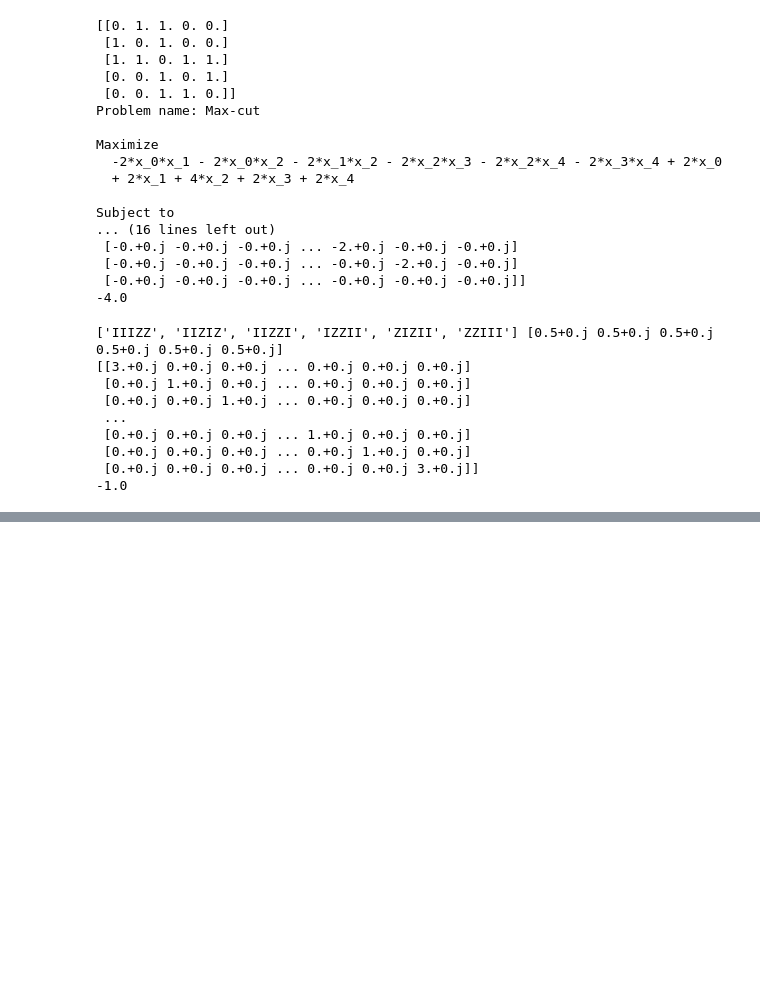
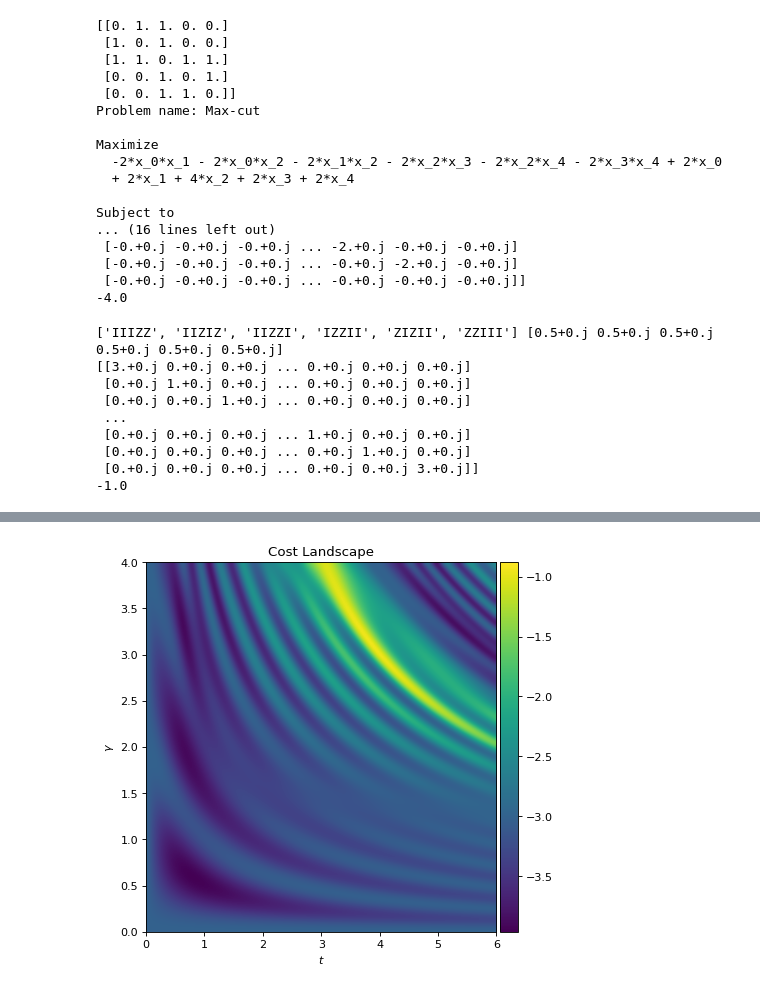
Before and after one commit to ylvasc/QRW, a Jupyter notebook: tests.ipynb, the cells around one changed output, grey strips where cells are left out. Saved outputs shown, nothing was run; the diff lists cells and outputs as text; code cells hidden in the pictures; blank space fills up the shorter version.

```diff
--- a/tests.ipynb
+++ b/tests.ipynb
@@ -104,0 +103,4 @@ Edges with weights: [(0, 2, 0.14), (0, 4, 0.18), (0, 5, 0.84), (0, 6, 0.1), (0,
+# %%
+Cmaxcut.trotterizedCostLandscape(H_cost, H_walk, t, initial_state, gamma, 0, 10)
+# %% [output]
+[figure, added]
```
Also changed, not shown: parts of 9 cells of this notebook, 1 other file.
